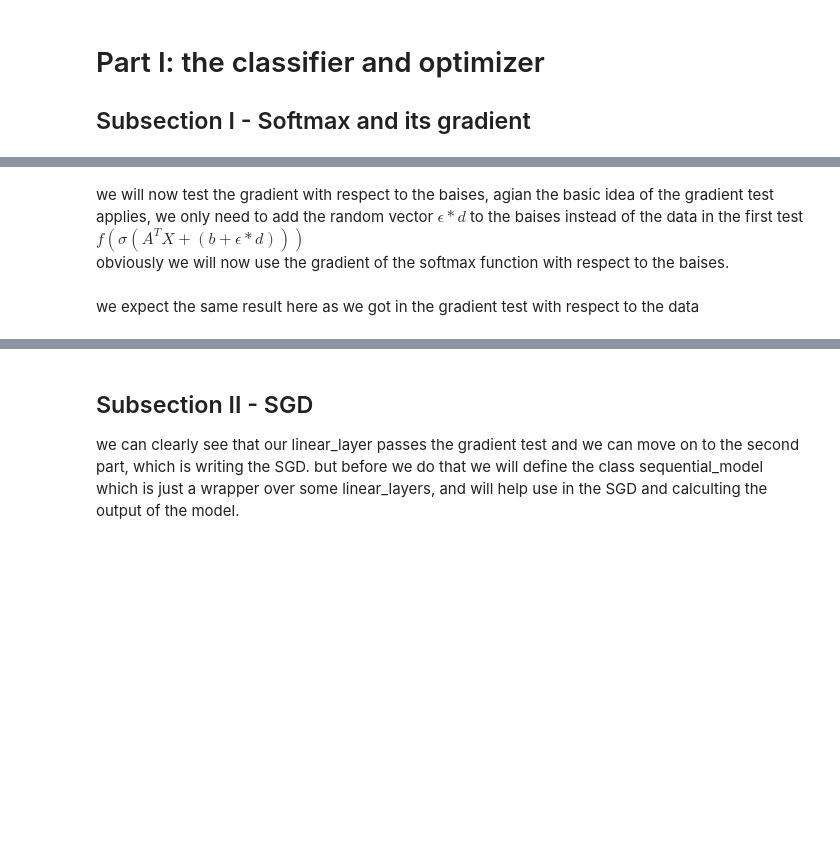
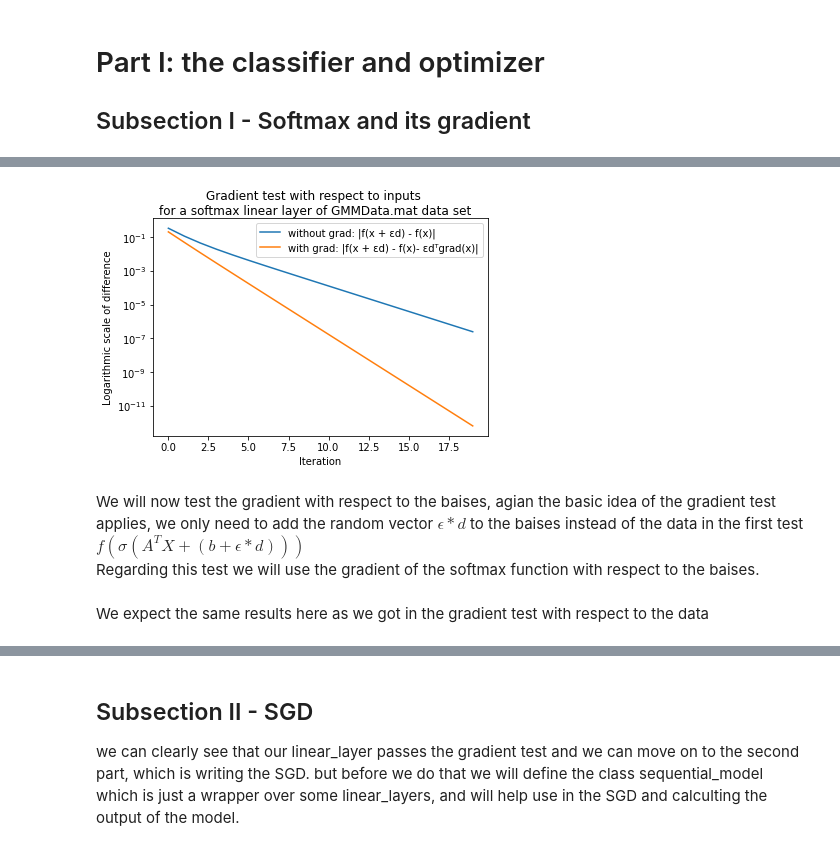
Before and after one commit to danikv/DeepLearningEx1, a Jupyter notebook: Ex1.ipynb, the cells around one changed output, grey strips where cells are left out. Saved outputs shown, nothing was run; the diff lists cells and outputs as text; code cells hidden in the pictures; blank space fills up the shorter version.

```diff
--- a/Ex1.ipynb
+++ b/Ex1.ipynb
@@ -18,6 +18,7 @@ we will start by loading the dataset PeaksData
 # %%
 import scipy.io
 mat = scipy.io.loadmat('PeaksData.mat')
+mat2 = scipy.io.loadmat('GMMData.mat')
 # %%
 X = mat['Yt']
 Y = mat['Ct']
@@ -25,6 +26,12 @@ X_val = mat['Yv']
 Y_val = mat['Cv']
 print(X.shape)
 print(Y.shape)
+X2 = mat2['Yt']
+Y2 = mat2['Ct']
+X2_val = mat2['Yv']
+Y2_val = mat2['Cv']
+print(X2.shape)
+print(Y2.shape)
 # %% [output]
 (2, 25000)
 (5, 25000)
@@ -132,6 +143,20 @@ plt.show()
+# %%
+without_grad, with_grad = gradient_test_with_respect_to_data(cross_entropy_loss, linear_layer(5,5, softmax()),
+                                                               X2[:, 0].reshape(5,1), Y2[:, 0].reshape(5,1))
+
+plt.suptitle('Gradient test with respect to inputs \nfor a softmax linear layer of GMMData.mat data set')
+plt.plot(without_grad, label='without grad: |f(x + \u03B5d) - f(x)|')
+plt.plot(with_grad, label= 'with grad: |f(x + \u03B5d) - f(x)- \u03B5dᵀgrad(x)|')
+plt.yscale('log')
+plt.xlabel('Iteration')
+plt.ylabel('Logarithmic scale of difference')
+plt.legend()
+plt.show()
+# %% [output]
+[figure, added]
 # %% [markdown]
-we will now test the gradient with respect to the baises, agian the basic idea of the gradient test applies, we only need to add the random vector $ \epsilon * d $ to the baises instead of the data in the first test $ f(\sigma(A^TX + (b + \epsilon * d))) $ <br>
-obviously we will now use the gradient of the softmax function with respect to the baises.
+We will now test the gradient with respect to the baises, agian the basic idea of the gradient test applies, we only need to add the random vector $ \epsilon * d $ to the baises instead of the data in the first test $ f(\sigma(A^TX + (b + \epsilon * d))) $ <br>
+Regarding this test we will use the gradient of the softmax function with respect to the baises.
 # %%
 def gradient_test_with_respect_to_baises(loss, linear_layer, X, Y):
     dim_out = Y.shape[0]
@@ -150,7 +175,7 @@ def gradient_test_with_respect_to_baises(loss, linear_layer, X, Y):
         with_gradient.append(np.abs(diff_f - vec.T.dot(grad_baises).reshape(1)))
     return without_gradient, with_gradient
 # %% [markdown]
-we expect the same result here as we got in the gradient test with respect to the data
+We expect the same results here as we got in the gradient test with respect to the data
 # %%
 without_grad, with_grad = gradient_test_with_respect_to_baises(cross_entropy_loss, linear_layer(2,5, softmax()),
                                                                X[:, 0].reshape(2,1), Y[:, 0].reshape(5,1))
```
Also changed, not shown: parts of 15 cells of this notebook.
